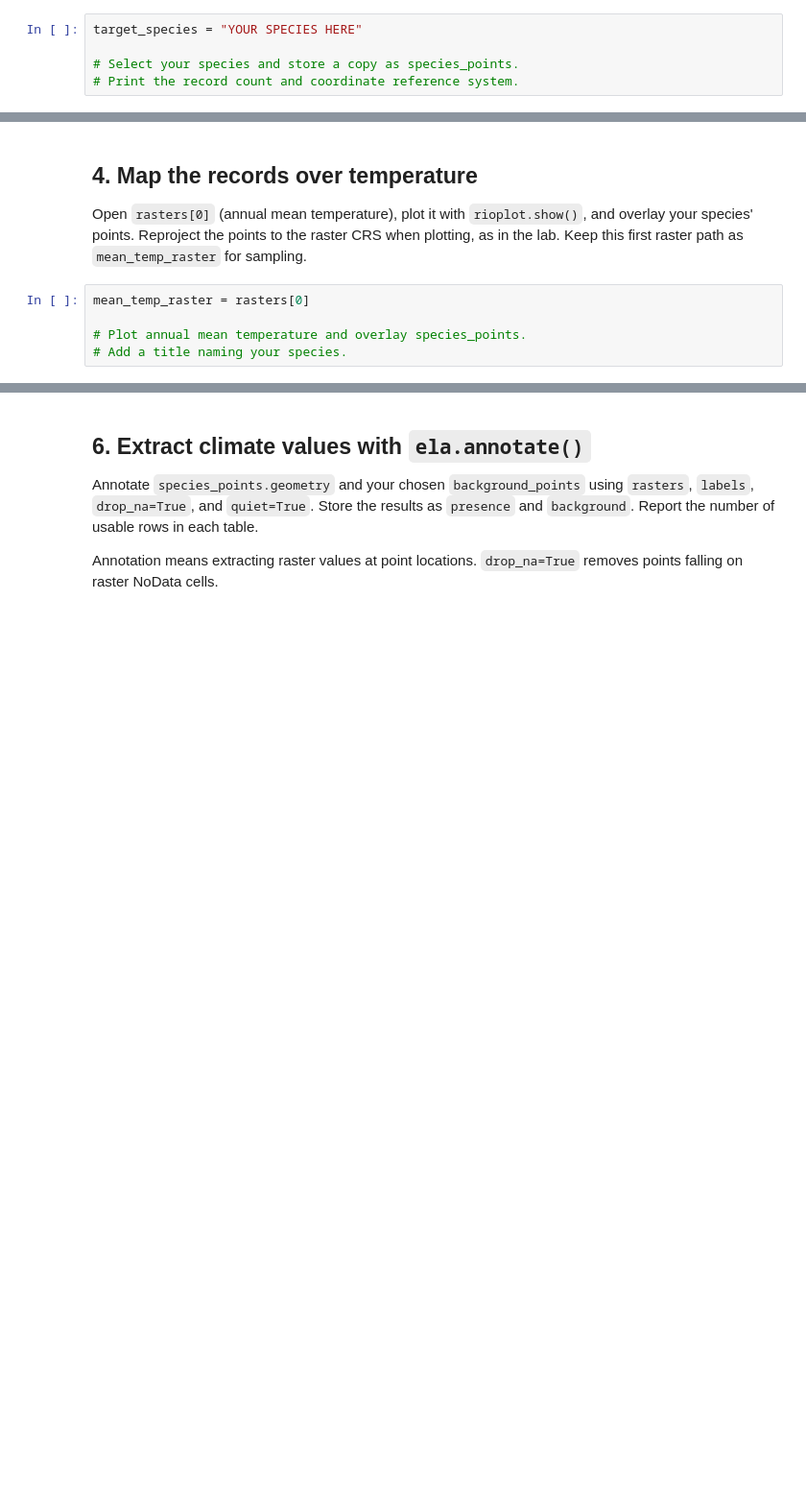
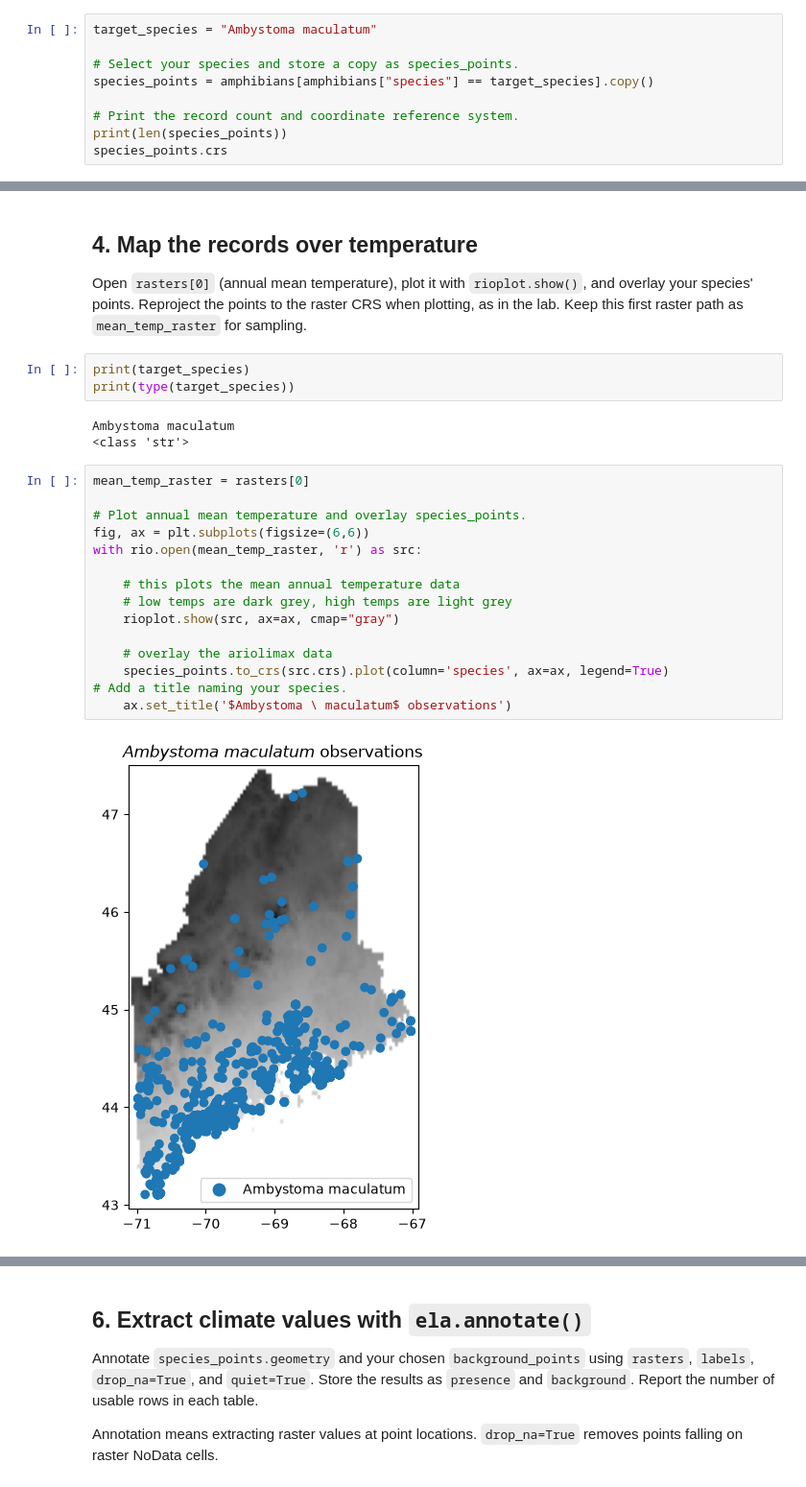
Before and after one commit to elizadstein/BIO597-SpatialBiodiversity, a Jupyter notebook: docs/assignments/Assignment-08-SDM-Software.ipynb, the cells around one changed output, grey strips where cells are left out. Shown at 96% size. Saved outputs shown, nothing was run; the diff lists cells and outputs as text; blank space fills up the shorter version.

```diff
--- a/docs/assignments/Assignment-08-SDM-Software.ipynb
+++ b/docs/assignments/Assignment-08-SDM-Software.ipynb
@@ -33,7 +48,11 @@ amphibians["species"].value_counts().head(12)
 
 Choose a common Maine amphibian other than the lab's pickerel frog (*Lithobates palustris*). Start with at least 200 records. Filter the occurrence table to your species and store the result as `species_points`.
 # %%
-target_species = "YOUR SPECIES HERE"
+target_species = "Ambystoma maculatum"
 
 # Select your species and store a copy as species_points.
+species_points = amphibians[amphibians["species"] == target_species].copy()
+
 # Print the record count and coordinate reference system.
+print(len(species_points))
+species_points.crs
@@ -72,9 +104,27 @@ labels = list(bioclim_names.values())
 ## 4. Map the records over temperature
 
 Open `rasters[0]` (annual mean temperature), plot it with `rioplot.show()`, and overlay your species' points. Reproject the points to the raster CRS when plotting, as in the lab. Keep this first raster path as `mean_temp_raster` for sampling.
+# %%
+print(target_species)
+print(type(target_species))
+# %% [output]
+Ambystoma maculatum
+<class 'str'>
 # %%
 mean_temp_raster = rasters[0]
 
 # Plot annual mean temperature and overlay species_points.
+fig, ax = plt.subplots(figsize=(6,6))
+with rio.open(mean_temp_raster, 'r') as src:
+
+    # this plots the mean annual temperature data
+    # low temps are dark grey, high temps are light grey
+    rioplot.show(src, ax=ax, cmap="gray")
+
+    # overlay the ariolimax data
+    species_points.to_crs(src.crs).plot(column='species', ax=ax, legend=True)
 # Add a title naming your species.
+    ax.set_title('$Ambystoma \ maculatum$ observations')
+# %% [output]
+[figure, added]
 # %% [markdown]
```
Also changed, not shown: parts of 26 cells of this notebook, 5 other files.
